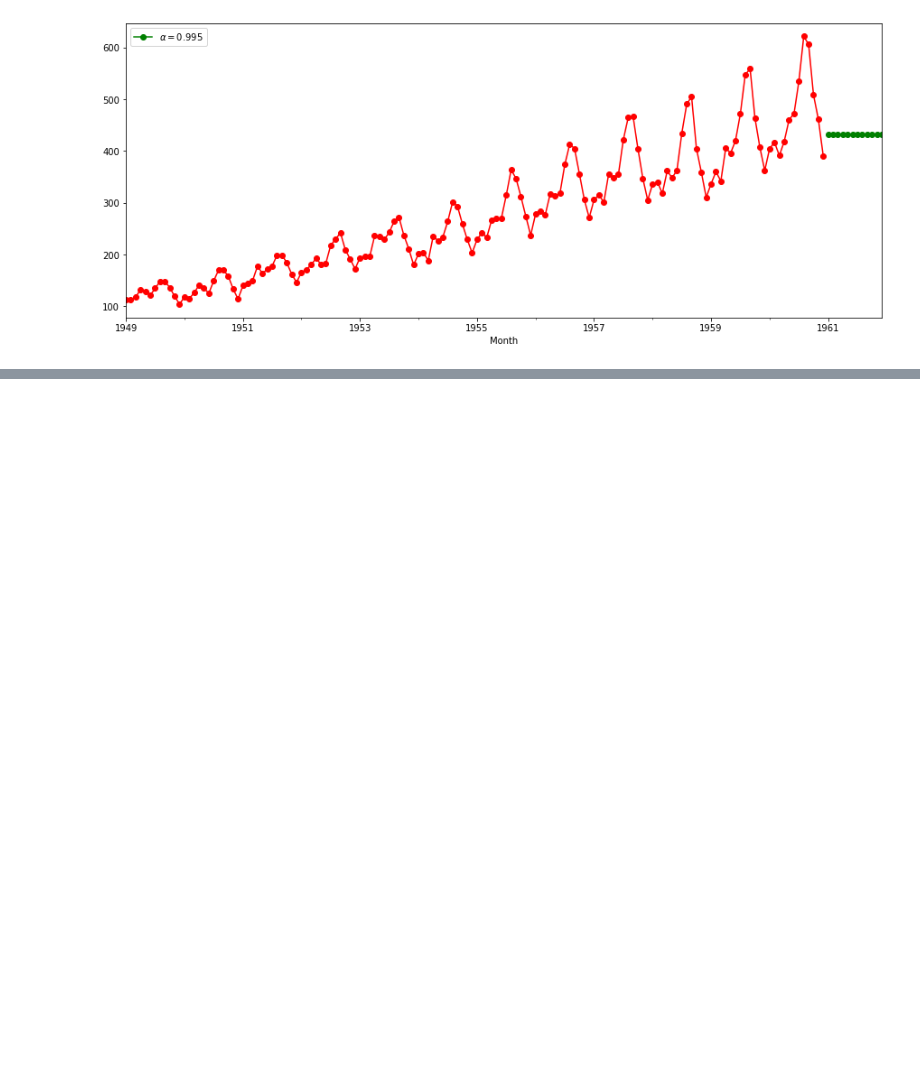
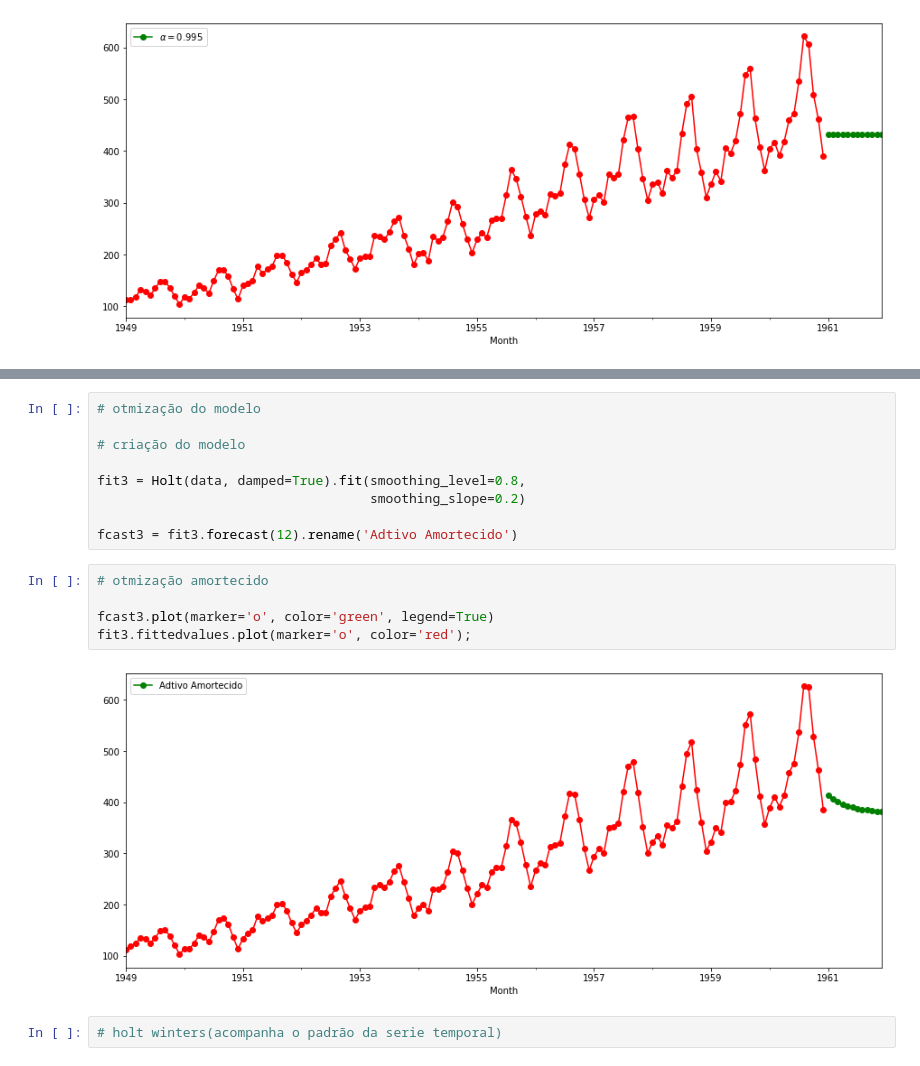
Before and after one commit to caiquemiranda/python-time-series-analysis, a Jupyter notebook: time-series-one/04-principios-previsão-series.ipynb, the cells around one changed output, grey strips where cells are left out. Drawn from its saved outputs; the diff is of its cells as text; blank space fills up the shorter version.

```diff
--- a/time-series-one/04-principios-previsão-series.ipynb
+++ b/time-series-one/04-principios-previsão-series.ipynb
@@ -134,0 +158,18 @@ fit3.fittedvalues.plot(marker='o', color='red');
+# %%
+# otmização do modelo
+
+# criação do modelo
+
+fit3 = Holt(data, damped=True).fit(smoothing_level=0.8,
+                                   smoothing_slope=0.2)
+
+fcast3 = fit3.forecast(12).rename('Adtivo Amortecido')
+# %%
+# otmização amortecido
+
+fcast3.plot(marker='o', color='green', legend=True)
+fit3.fittedvalues.plot(marker='o', color='red');
+# %% [output]
+[figure, added]
+# %%
+# holt winters(acompanha o padrão da serie temporal)
```
Also changed, not shown: parts of 31 cells of this notebook.
